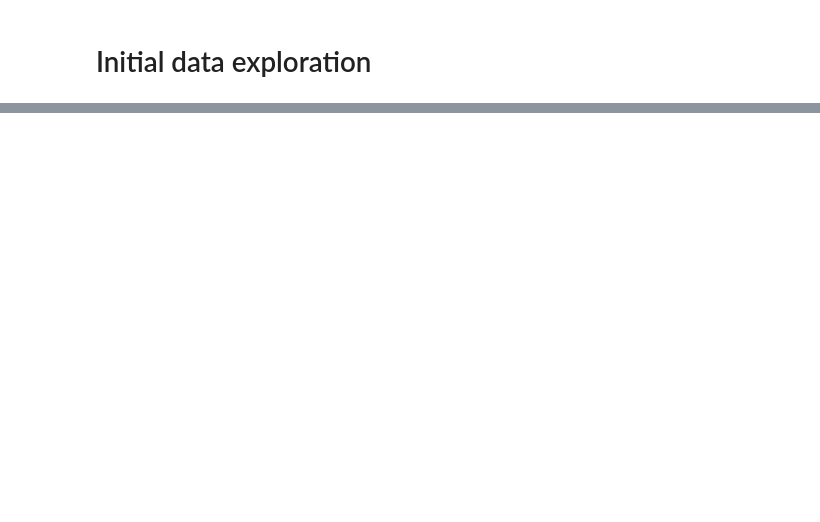
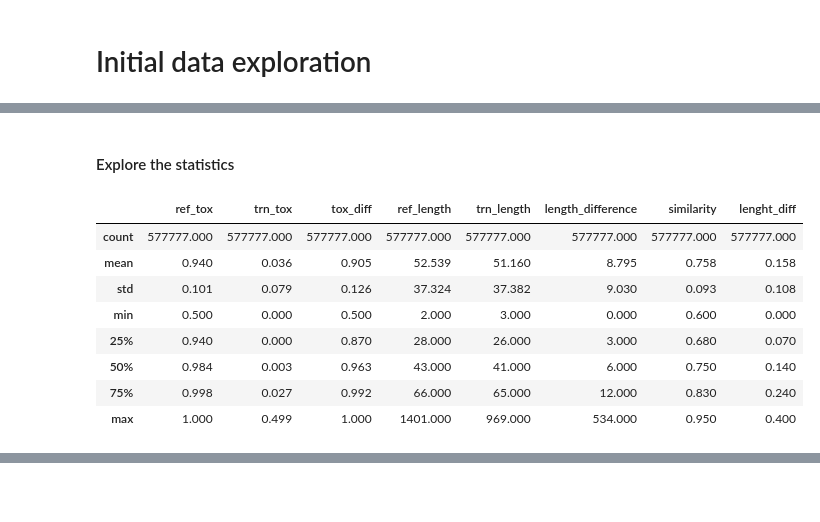
Before and after one commit to system205/PMLDL_Assignment1, a Jupyter notebook: notebooks/exploration_and_preprocessing.ipynb, the cells around one changed output, grey strips where cells are left out. Saved outputs shown, nothing was run; the diff lists cells and outputs as text; code cells hidden in the pictures; blank space fills up the shorter version.

```diff
--- a/notebooks/exploration_and_preprocessing.ipynb
+++ b/notebooks/exploration_and_preprocessing.ipynb
@@ -80,0 +93,16 @@ def round_columns(df):
+# %% [markdown]
+#### Explore the statistics
+# %%
+df_processed[
+    ['ref_tox', 'trn_tox', 'tox_diff', 'ref_length', 'trn_length', 'length_difference', 'similarity', 'lenght_diff']
+].describe().round(3)
+# %% [output]
+|  | ref_tox | trn_tox | tox_diff | ref_length | trn_length | length_difference | similarity | lenght_diff |
+| count | 577777.000 | 577777.000 | 577777.000 | 577777.000 | 577777.000 | 577777.000 | 577777.000 | 577777.000 |
+| mean | 0.940 | 0.036 | 0.905 | 52.539 | 51.160 | 8.795 | 0.758 | 0.158 |
+| std | 0.101 | 0.079 | 0.126 | 37.324 | 37.382 | 9.030 | 0.093 | 0.108 |
+| min | 0.500 | 0.000 | 0.500 | 2.000 | 3.000 | 0.000 | 0.600 | 0.000 |
+| 25% | 0.940 | 0.000 | 0.870 | 28.000 | 26.000 | 3.000 | 0.680 | 0.070 |
+| 50% | 0.984 | 0.003 | 0.963 | 43.000 | 41.000 | 6.000 | 0.750 | 0.140 |
+| 75% | 0.998 | 0.027 | 0.992 | 66.000 | 65.000 | 12.000 | 0.830 | 0.240 |
+| max | 1.000 | 0.499 | 1.000 | 1401.000 | 969.000 | 534.000 | 0.950 | 0.400 |
```
Also changed, not shown: parts of 45 cells of this notebook, 5 other files.
